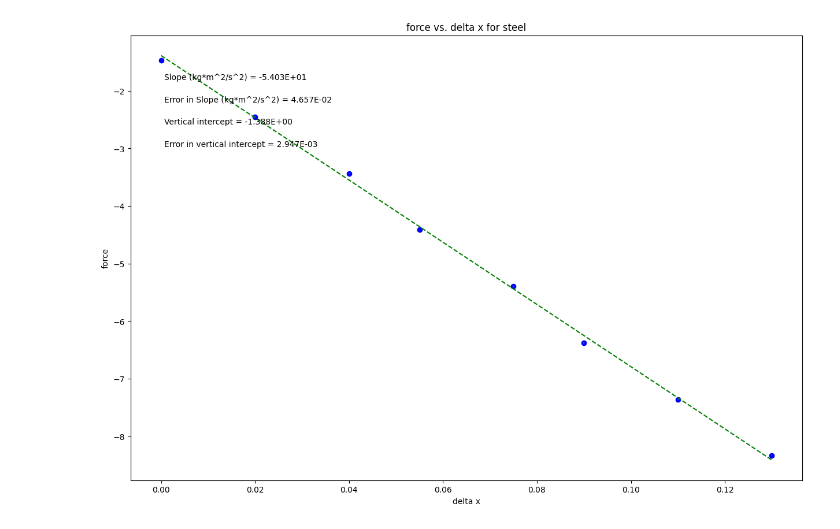
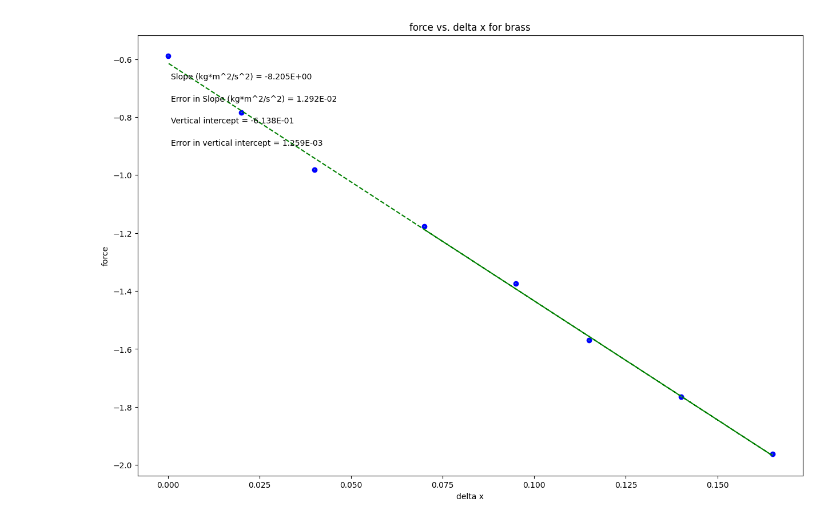
Before and after one commit to Canyonsmith-shope/physics, a Jupyter notebook: PHSXlab_plotting_template.ipynb, the cells around one changed output. Drawn from its saved outputs; the diff is of its cells as text; code cells hidden in the pictures.

```diff
--- a/PHSXlab_plotting_template.ipynb
+++ b/PHSXlab_plotting_template.ipynb
@@ -19,11 +19,11 @@ import matplotlib.pyplot as plt
 #variable names should start with a letter and must contain only letters, numbers, and underscores
 
 
-deltax = np.array([0,.02,.04,.055,.075,.09,.11,.13])
+deltax = np.array([.07,.095,.115,.14,.165,.04,.02,0])
 
-force = np.array([-1.4715,-2.4525,-3.4335,-4.4145,-5.3955,-6.3765,-7.3575,-8.3385])
+force = np.array([-1.1772,-1.3734,-1.5696,-1.7658,-1.962,-.981,-.7848,-.5886])
 
-Sforce = np.array([.004,.004,.007,.007,.007,.007,.007,.007])
+Sforce = np.array([.002,.002,.002,.002,.002,.002,.002,.002])
 
 
 
@@ -37,7 +37,7 @@ dy = Sforce       #this should be your error in y array
 
 #UPDATE EACH OF THESE 4 STRINGS FOR YOUR PLOT LABELS AS YOU WANT THEM TO APPEAR
 
-plot_title= 'force vs. delta x for steel'
+plot_title= 'force vs. delta x for brass'
 x_label= 'delta x'
 y_label= 'force'
 slope_units= 'kg*m^2/s^2'
@@ -92,31 +92,31 @@ elif annotation_placement==3 or annotation_placement==4:
 #Don't need to change anything in this section!
 
 #Plot data on graph. Plot error bars and place values for slope,
 #error in slope, and vertical intercept (plus error) on the plot using "annotate"
 
 plt.figure(figsize=(15,10))
 
 plt.plot(x, fit, color='green', linestyle='--')
 plt.scatter(x, y, color='blue', marker='o')
 
 plt.xlabel(x_label)
 plt.ylabel(y_label)
 plt.title(plot_title)
 
 plt.errorbar(x, y, yerr=dy, xerr=None, fmt="none") #don't need to plot x error bars
 
 plt.annotate('Slope ({}) = {value:.{digits}E}'.format(slope_units,value=m, digits=3),
              (xpos, ypos[0]), xycoords='axes fraction')
 
 plt.annotate('Error in Slope ({}) = {value:.{digits}E}'.format(slope_units,value=dm, digits=3),
              (xpos, ypos[1]), xycoords='axes fraction')
 
 plt.annotate('Vertical intercept = {value:.{digits}E}'.format(value=b, digits=3),
              (xpos, ypos[2]), xycoords='axes fraction')
 
 plt.annotate('Error in vertical intercept = {value:.{digits}E}'.format(value=db, digits=3),
              (xpos, ypos[3]), xycoords='axes fraction')
 
 plt.show()
 # %% [output]
-[figure, old version]
+[figure, new version]
```
